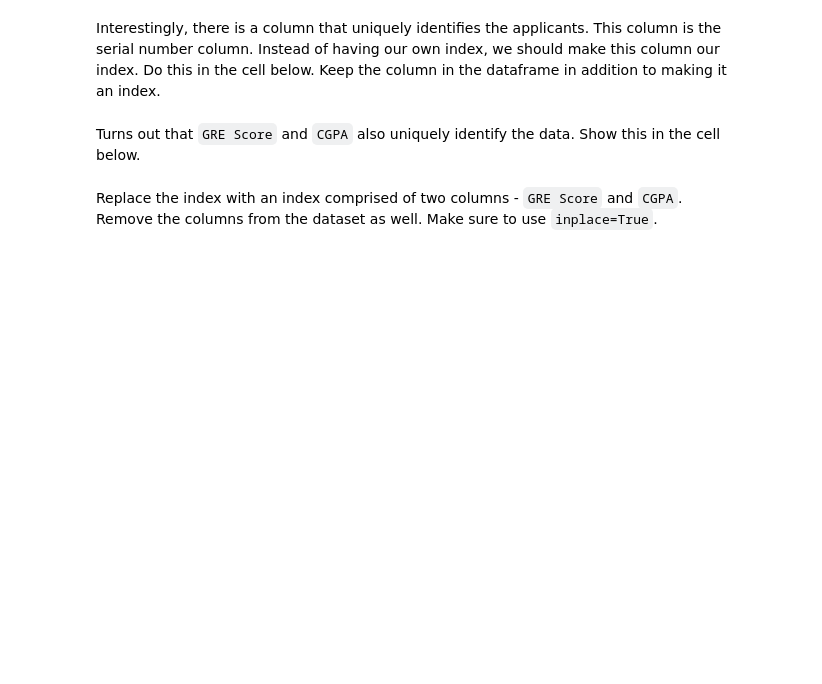
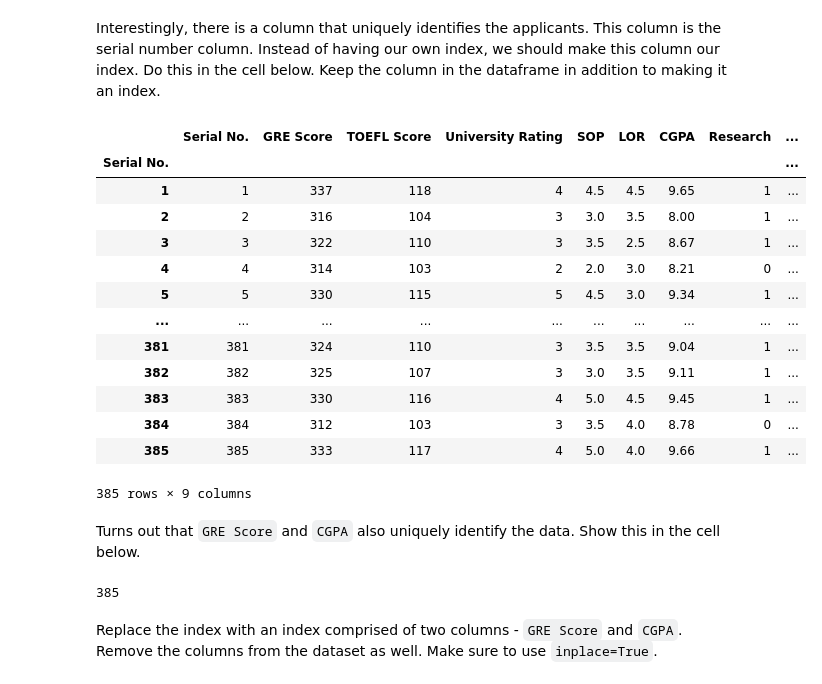
Before and after one commit to ta-data-remote/lab-advanced-pandas, a Jupyter notebook: your-code/main.ipynb, the cells around one changed output. Cells and saved outputs as stored; diff of their text form; code cells hidden in the pictures; blank space fills up the shorter version.

```diff
--- a/your-code/main.ipynb
+++ b/your-code/main.ipynb
@@ -17,0 +18,4 @@ Load the dataset from Ironhack's database:
+# %%
+ad = pd.read_csv('../Admission_Predict.csv')
+
+ad.columns
@@ -21,0 +28,3 @@ Remove trailing spaces at the end of the column names if there are any.
+# %%
+ad.rename(columns={"LOR ": "LOR", "Chance of Admit ": "Chance of Admit"},inplace=True)
+ad.columns
@@ -34,2 +63,21 @@ Interestingly, there is a column that uniquely identifies the applicants. This c
+# %%
+ad.set_index('Serial No.',drop=False,inplace=True)
+# %%
+ad
+# %% [output]
+|  | Serial No. | GRE Score | TOEFL Score | University Rating | SOP | LOR | CGPA | Research | ... |
+| Serial No. |  |  |  |  |  |  |  |  | ... |
+| 1 | 1 | 337 | 118 | 4 | 4.5 | 4.5 | 9.65 | 1 | ... |
+| 2 | 2 | 316 | 104 | 3 | 3.0 | 3.5 | 8.00 | 1 | ... |
+| 3 | 3 | 322 | 110 | 3 | 3.5 | 2.5 | 8.67 | 1 | ... |
+| 4 | 4 | 314 | 103 | 2 | 2.0 | 3.0 | 8.21 | 0 | ... |
+| 5 | 5 | 330 | 115 | 5 | 4.5 | 3.0 | 9.34 | 1 | ... |
+| ... | ... | ... | ... | ... | ... | ... | ... | ... | ... |
+| 381 | 381 | 324 | 110 | 3 | 3.5 | 3.5 | 9.04 | 1 | ... |
+| 382 | 382 | 325 | 107 | 3 | 3.0 | 3.5 | 9.11 | 1 | ... |
+| 383 | 383 | 330 | 116 | 4 | 5.0 | 4.5 | 9.45 | 1 | ... |
+| 384 | 384 | 312 | 103 | 3 | 3.5 | 4.0 | 8.78 | 0 | ... |
+| 385 | 385 | 333 | 117 | 4 | 5.0 | 4.0 | 9.66 | 1 | ... |
+385 rows × 9 columns
 # %% [markdown]
 Turns out that `GRE Score` and `CGPA` also uniquely identify the data. Show this in the cell below.
@@ -38,2 +84,6 @@ Turns out that `GRE Score` and `CGPA` also uniquely identify the data. Show this
+# %%
+ad.groupby('GRE Score')['CGPA'].value_counts().size
+# %% [output]
+385
 # %% [markdown]
 Replace the index with an index comprised of two columns - `GRE Score` and `CGPA`. Remove the columns from the dataset as well. Make sure to use `inplace=True`.
```
Also changed, not shown: parts of 41 cells of this notebook, 1 other file.
